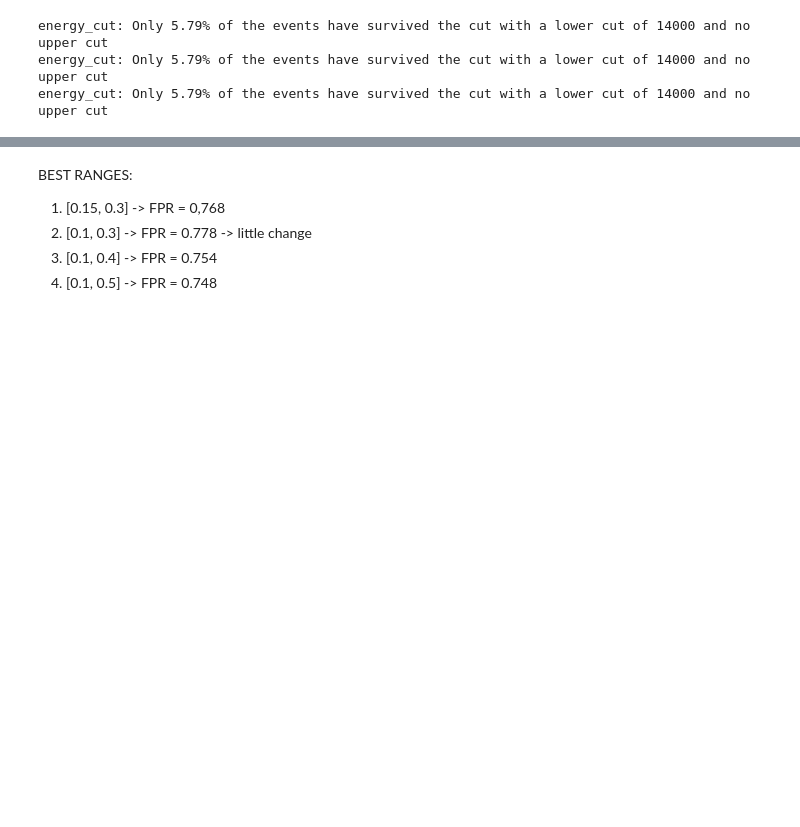
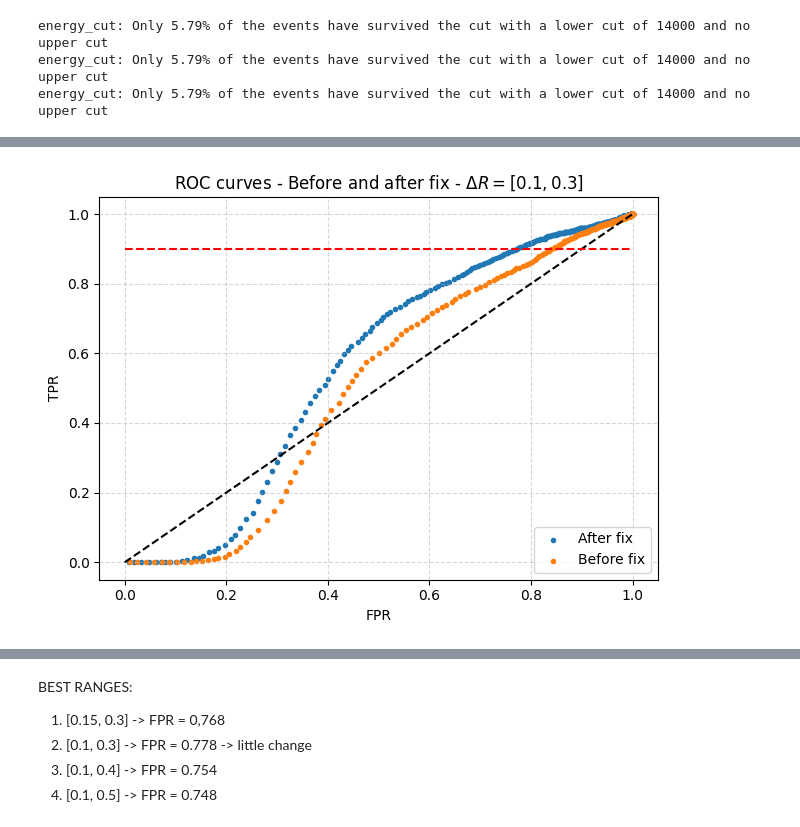
Before and after one commit to Ruba18-Code/BSc-Thesis-LVL1-trigger-for-isolated-muons-at-ATLAS, a Jupyter notebook: test copy.ipynb, the cells around one changed output, grey strips where cells are left out. Saved outputs shown, nothing was run; the diff lists cells and outputs as text; code cells hidden in the pictures; blank space fills up the shorter version.

```diff
--- a/test copy.ipynb
+++ b/test copy.ipynb
@@ -45,0 +99,34 @@ energy_cut: Only 5.79% of the events have survived the cut with a lower cut of 1
+# %%
+bins=np.linspace(0,1,1000)
+
+Zmumu_counts, _ = np.histogram(r1, bins)
+ZeroBias_counts, _ = np.histogram(r2, bins)
+#Compute the cumulative sum of the counts (like integrating the histogram to the left)
+Zmumu_cumulative_counts = np.cumsum(Zmumu_counts)
+ZeroBias_cumulative_counts = np.cumsum(ZeroBias_counts)
+# Normalize to total events
+TPR1 = Zmumu_cumulative_counts / np.sum(Zmumu_counts)
+FPR1 = ZeroBias_cumulative_counts / np.sum(ZeroBias_counts)
+
+Zmumu_counts, _ = np.histogram(r3, bins)
+ZeroBias_counts, _ = np.histogram(r4, bins)
+#Compute the cumulative sum of the counts (like integrating the histogram to the left)
+Zmumu_cumulative_counts = np.cumsum(Zmumu_counts)
+ZeroBias_cumulative_counts = np.cumsum(ZeroBias_counts)
+# Normalize to total events
+TPR2 = Zmumu_cumulative_counts / np.sum(Zmumu_counts)
+FPR2 = ZeroBias_cumulative_counts / np.sum(ZeroBias_counts)
+# %%
+plt.scatter(FPR1, TPR1, marker='.', label="After fix")
+plt.scatter(FPR2, TPR2, marker='.', label="Before fix")
+plt.plot([0,1],[0,1], color='black', linestyle='--')
+plt.plot([0,1],[0.9,0.9],color='r', linestyle='--')
+plt.grid(alpha=0.5, linestyle='--')
+plt.xlabel("FPR")
+plt.ylabel("TPR")
+plt.legend()
+plt.title(r"ROC curves - Before and after fix - $\Delta R = [0.1, 0.3]$")
+plt.tight_layout()
+plt.show()
+# %% [output]
+[figure, added]
```
Also changed, not shown: parts of 17 cells of this notebook, 4 other files.
